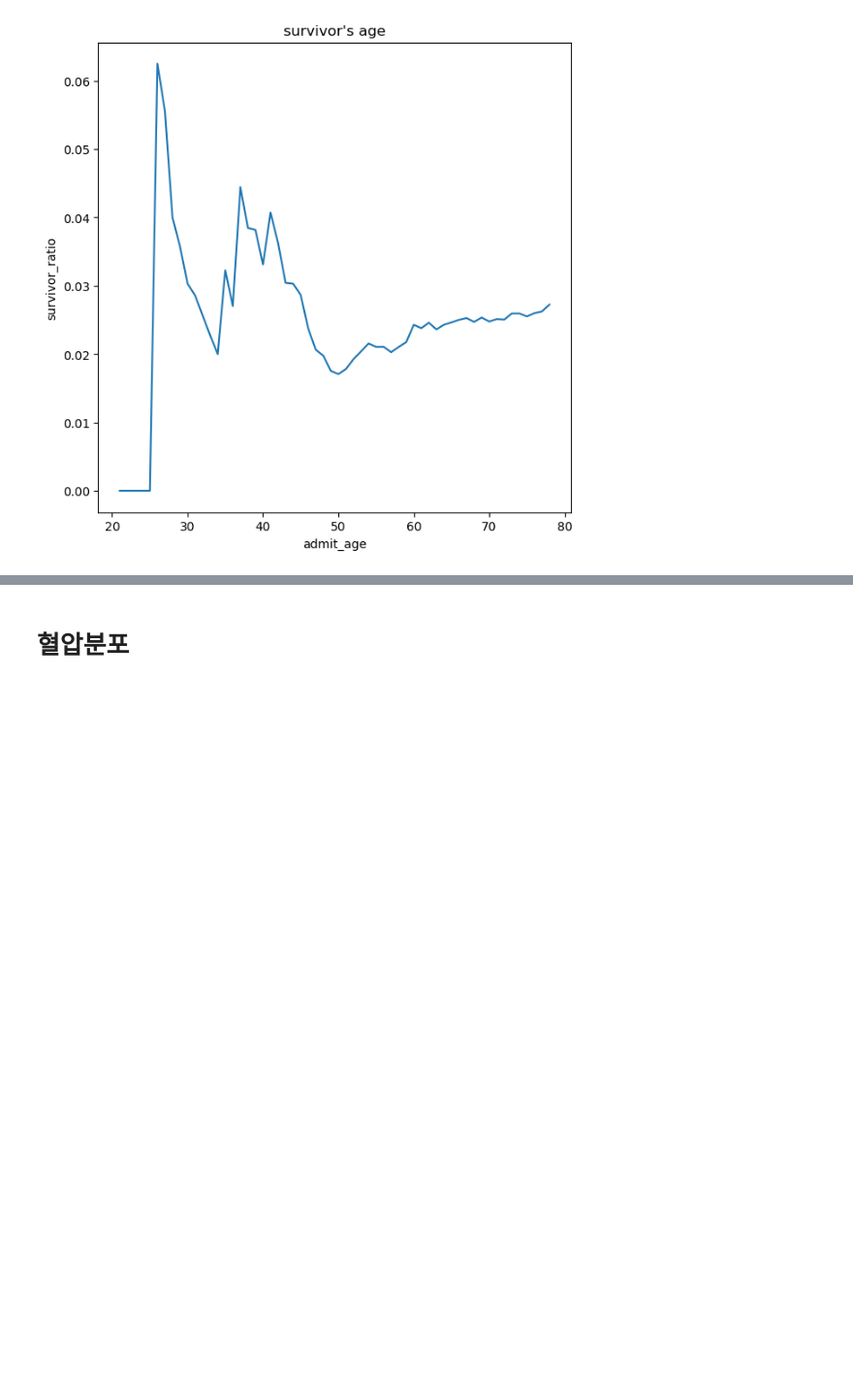
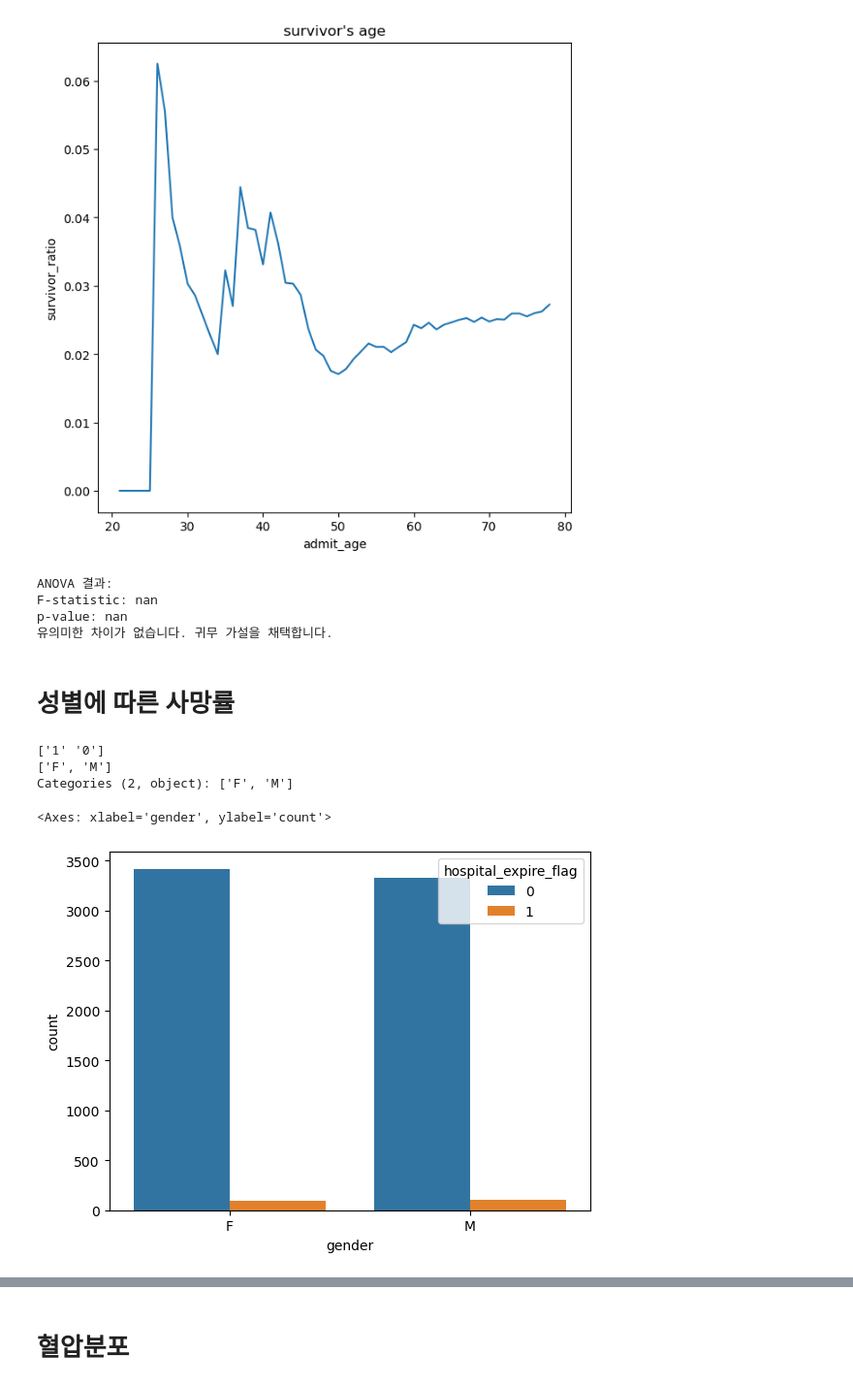
Before and after one commit to dohun-mat/mimic_iv_project, a Jupyter notebook: data_a.ipynb, the cells around one changed output, grey strips where cells are left out. Shown at 97% size. Saved outputs shown, nothing was run; the diff lists cells and outputs as text; code cells hidden in the pictures; blank space fills up the shorter version.

```diff
--- a/data_a.ipynb
+++ b/data_a.ipynb
@@ -853,3 +852,48 @@ plt.xlabel('admit_age')
 plt.show()
 # %% [output]
 [figure]
+# %%
+from scipy.stats import f_oneway
+
+# 나이를 10세 간격으로 나누어 각 구간별로 생존률의 평균을 계산
+age_groups = pd.cut(df_data['admit_age'], bins=np.arange(0, 90, 10))
+age_group_survival_ratio = df_data.groupby(age_groups)['hospital_expire_flag'].mean()
+
+# ANOVA 분석 수행
+f_statistic, p_value = f_oneway(*[group for _, group in df_data.groupby(age_groups)['hospital_expire_flag']])
+
+print("ANOVA 결과:")
+print("F-statistic:", f_statistic)
+print("p-value:", p_value)
+
+if p_value < 0.05:
+    print("유의미한 차이가 있습니다. 대립 가설을 채택합니다.")
+else:
+    print("유의미한 차이가 없습니다. 귀무 가설을 채택합니다.")
+# %% [output]
+ANOVA 결과:
+F-statistic: nan
+p-value: nan
+유의미한 차이가 없습니다. 귀무 가설을 채택합니다.
+# %% [markdown]
+# 성별에 따른 사망률
+# %%
+# hospital_expire_flag 열을 문자열로 변환
+df_data['hospital_expire_flag'] = df_data['hospital_expire_flag'].astype(str)
+
+# 유니크 값 확인
+print(df_data['hospital_expire_flag'].unique())
+print(df_data['gender'].unique())
+# %% [output]
+['1' '0']
+['F', 'M']
+Categories (2, object): ['F', 'M']
+# %%
+# hospital_expire_flag 열을 범주형으로 변환
+df_data['hospital_expire_flag'] = df_data['hospital_expire_flag'].astype('category')
+
+# countplot 생성
+sns.countplot(x='gender', hue='hospital_expire_flag', data=df_data)
+# %% [output]
+<Axes: xlabel='gender', ylabel='count'>
+[figure, added]
```
Also changed, not shown: parts of 25 cells of this notebook.
